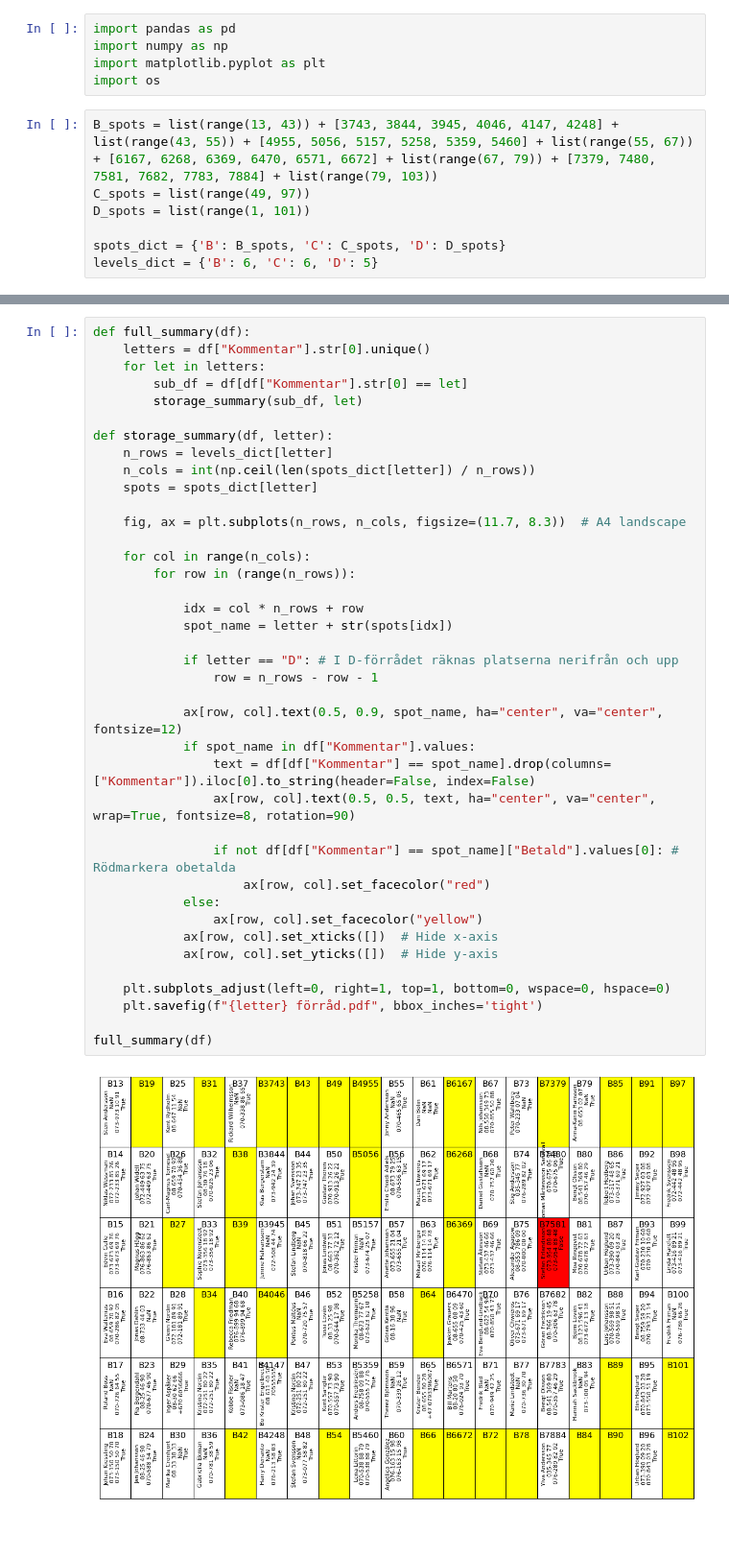
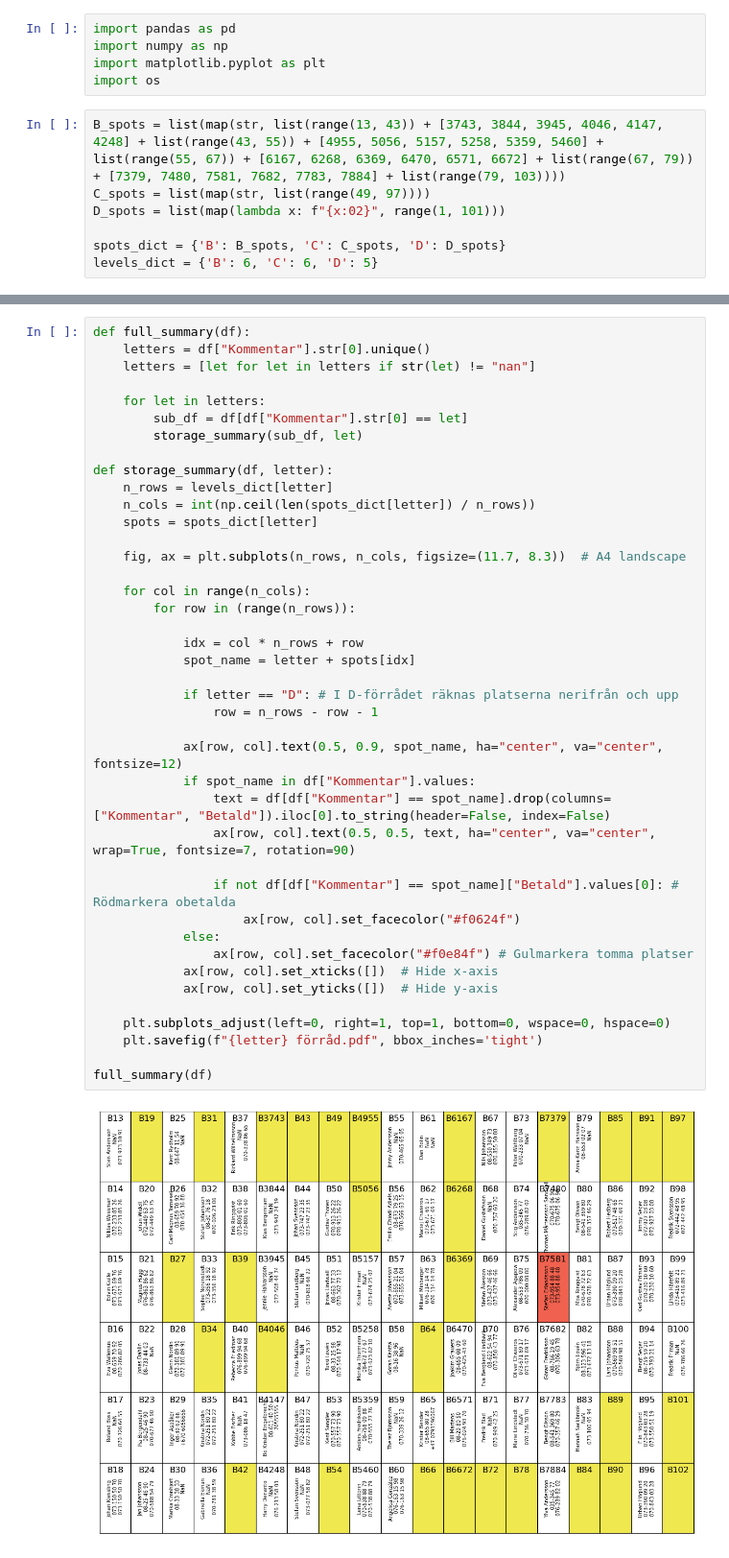
Before and after one commit to ermas3/Kanotplats-Admin, a Jupyter notebook: kanotplatser.ipynb, the cells around one changed output, grey strips where cells are left out. Shown: that part at 96% size. Saved outputs shown, nothing was run; the diff lists cells and outputs as text.

Commit message:
Bug fix ensiffriga platser
Fixat bug där ensiffriga kanotplatser inte lästs av korrekt, eftersom numreras som tex "01" och ej "1".

```diff
--- a/kanotplatser.ipynb
+++ b/kanotplatser.ipynb
@@ -4,9 +4,9 @@ import numpy as np
 import matplotlib.pyplot as plt
 import os
 # %%
-B_spots = list(range(13, 43)) + [3743, 3844, 3945, 4046, 4147, 4248] + list(range(43, 55)) + [4955, 5056, 5157, 5258, 5359, 5460] + list(range(55, 67)) + [6167, 6268, 6369, 6470, 6571, 6672] + list(range(67, 79)) + [7379, 7480, 7581, 7682, 7783, 7884] + list(range(79, 103))
-C_spots = list(range(49, 97))
-D_spots = list(range(1, 101))
+B_spots = list(map(str, list(range(13, 43)) + [3743, 3844, 3945, 4046, 4147, 4248] + list(range(43, 55)) + [4955, 5056, 5157, 5258, 5359, 5460] + list(range(55, 67)) + [6167, 6268, 6369, 6470, 6571, 6672] + list(range(67, 79)) + [7379, 7480, 7581, 7682, 7783, 7884] + list(range(79, 103))))
+C_spots = list(map(str, list(range(49, 97))))
+D_spots = list(map(lambda x: f"{x:02}", range(1, 101)))
 
 spots_dict = {'B': B_spots, 'C': C_spots, 'D': D_spots}
 levels_dict = {'B': 6, 'C': 6, 'D': 5}
@@ -57,41 +36,43 @@ df
 # %%
 def full_summary(df):
     letters = df["Kommentar"].str[0].unique()
+    letters = [let for let in letters if str(let) != "nan"]
+
     for let in letters:
         sub_df = df[df["Kommentar"].str[0] == let]
         storage_summary(sub_df, let)
 
 def storage_summary(df, letter):
     n_rows = levels_dict[letter]
     n_cols = int(np.ceil(len(spots_dict[letter]) / n_rows))
     spots = spots_dict[letter]
 
     fig, ax = plt.subplots(n_rows, n_cols, figsize=(11.7, 8.3))  # A4 landscape
 
     for col in range(n_cols):
         for row in (range(n_rows)):
 
             idx = col * n_rows + row
-            spot_name = letter + str(spots[idx])
+            spot_name = letter + spots[idx]
 
             if letter == "D": # I D-förrådet räknas platserna nerifrån och upp
                 row = n_rows - row - 1
 
             ax[row, col].text(0.5, 0.9, spot_name, ha="center", va="center", fontsize=12)
             if spot_name in df["Kommentar"].values:
-                text = df[df["Kommentar"] == spot_name].drop(columns=["Kommentar"]).iloc[0].to_string(header=False, index=False)
-                ax[row, col].text(0.5, 0.5, text, ha="center", va="center", wrap=True, fontsize=8, rotation=90)
+                text = df[df["Kommentar"] == spot_name].drop(columns=["Kommentar", "Betald"]).iloc[0].to_string(header=False, index=False)
+                ax[row, col].text(0.5, 0.5, text, ha="center", va="center", wrap=True, fontsize=7, rotation=90)
 
                 if not df[df["Kommentar"] == spot_name]["Betald"].values[0]: # Rödmarkera obetalda
-                    ax[row, col].set_facecolor("red")
+                    ax[row, col].set_facecolor("#f0624f")
             else:
-                ax[row, col].set_facecolor("yellow")
+                ax[row, col].set_facecolor("#f0e84f") # Gulmarkera tomma platser
             ax[row, col].set_xticks([])  # Hide x-axis
             ax[row, col].set_yticks([])  # Hide y-axis
 
     plt.subplots_adjust(left=0, right=1, top=1, bottom=0, wspace=0, hspace=0)
     plt.savefig(f"{letter} förråd.pdf", bbox_inches='tight')
 
 full_summary(df)
 # %% [output]
-[figure, old version]
+[figure, new version]
```
Also changed, not shown: parts of 2 cells of this notebook, 5 other files.
